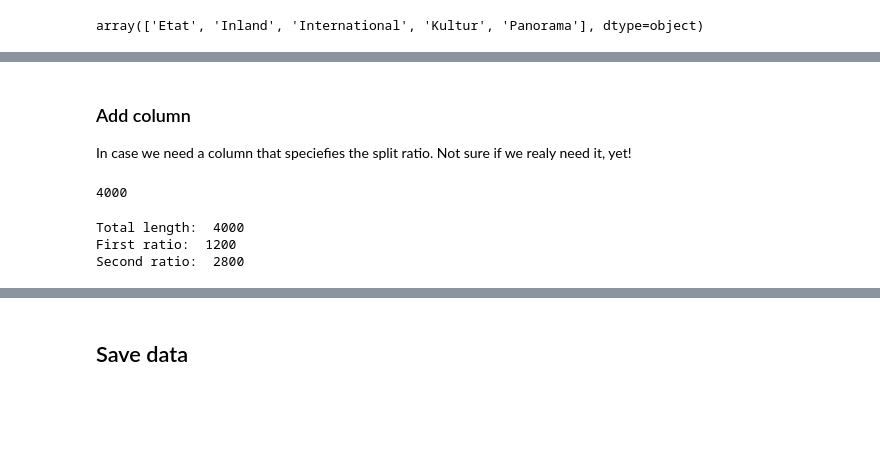
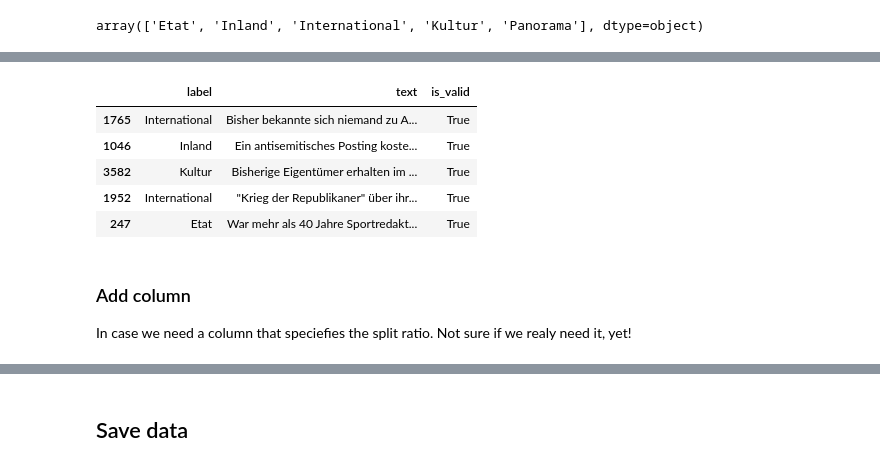
Before and after one commit to RaminParker/Text-Classification-Project-Collection, a Jupyter notebook: TextClassificationGerman.ipynb, the cells around one changed output, grey strips where cells are left out. Drawn from its saved outputs; the diff is of its cells as text; code cells hidden in the pictures; blank space fills up the shorter version.

```diff
--- a/TextClassificationGerman.ipynb
+++ b/TextClassificationGerman.ipynb
@@ -102,3 +191,16 @@ array(['Etat', 'Inland', 'International', 'Kultur', 'Panorama'], dtype=object)
+# %%
+frames=[train_df, test_df]
+# %%
+df=pd.concat(frames)
+# %%
+df.head()
+# %% [output]
+|  | label | text | is_valid |
+| 1765 | International | Bisher bekannte sich niemand zu A... | True |
+| 1046 | Inland | Ein antisemitisches Posting koste... | True |
+| 3582 | Kultur | Bisherige Eigentümer erhalten im ... | True |
+| 1952 | International | "Krieg der Republikaner" über ihr... | True |
+| 247 | Etat | War mehr als 40 Jahre Sportredakt... | True |
 # %% [markdown]
 ### Add column
 
@@ -108,4 +209,0 @@ df['is_valid']='False'
-# %%
-len(df)
-# %% [output]
-4000
@@ -112,14 +212,10 @@ len(df)
 # %%
-ratio = 0.3 # split ratio within the new column is_valid
+# ratio = 0.3 # split ratio within the new column is_valid
 
-ratio_1=round(len(df) * ratio)
-ratio_2=len(df) - ratio_1
+# ratio_1=round(len(df) * ratio)
+# ratio_2=len(df) - ratio_1
 
-print('Total length: ', len(df))
-print('First ratio: ', ratio_1 )
-print('Second ratio: ', ratio_2 )
+# print('Total length: ', len(df))
+# print('First ratio: ', ratio_1 )
+# print('Second ratio: ', ratio_2 )
-# %% [output]
-Total length:  4000
-First ratio:  1200
-Second ratio:  2800
 # %%
```
Also changed, not shown: parts of 31 cells of this notebook.
